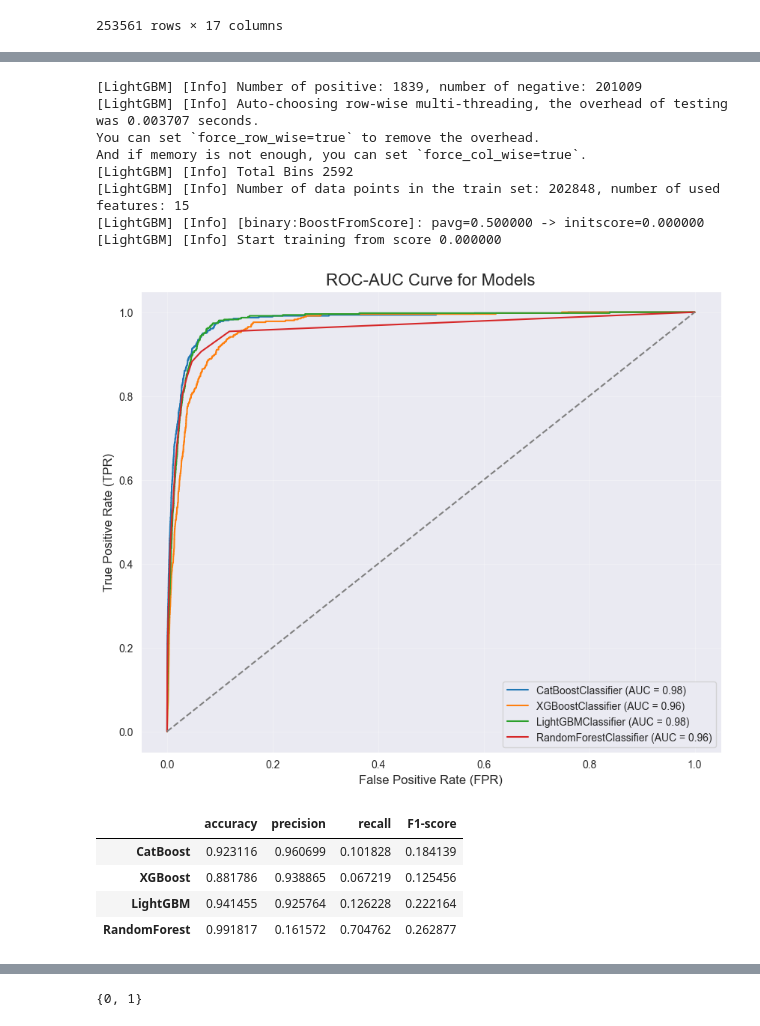
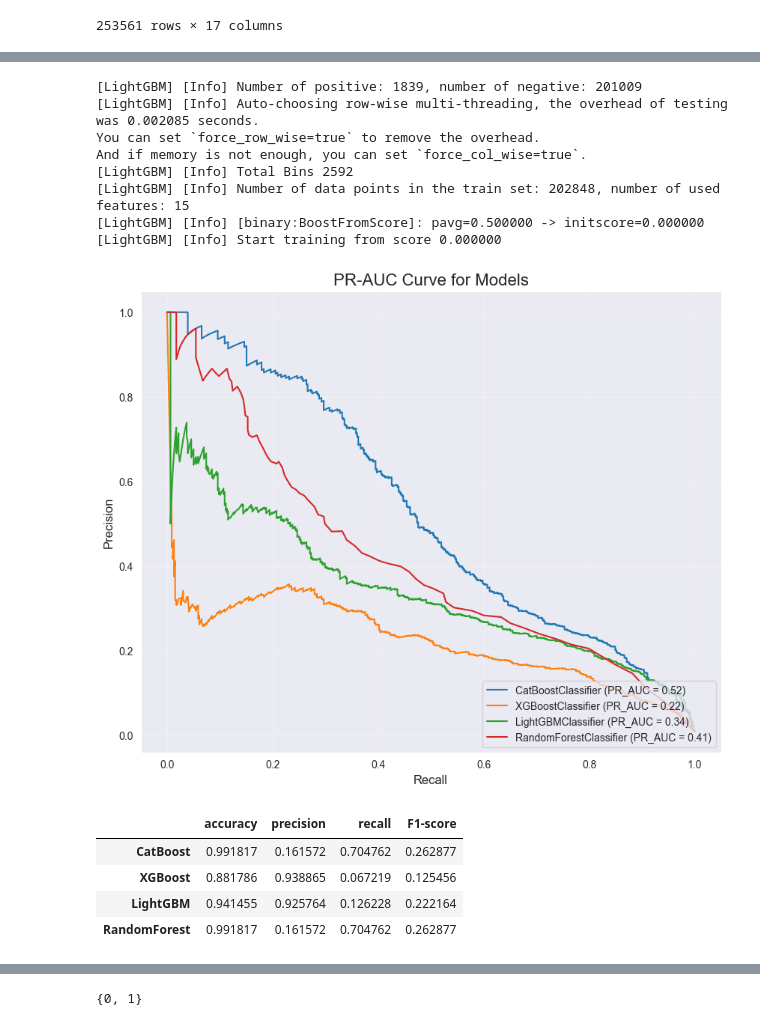
Before and after one commit to AhegaoBoy/IT_project, a Jupyter notebook: project.ipynb, the cells around one changed output, grey strips where cells are left out. Saved outputs shown, nothing was run; the diff lists cells and outputs as text; code cells hidden in the pictures.

```diff
--- a/project.ipynb
+++ b/project.ipynb
@@ -176,7 +176,7 @@ X_train, X_test, y_train, y_test = train_test_split(test, y, test_size=0.2, rand
 
 params = {
    "loss_function": 'Logloss',
-    "eval_metric": 'F1',
+    "eval_metric": 'PRAUC',
     "verbose": 200,
     "random_seed": SEED,
     "depth": 8,
@@ -246,7 +244,7 @@ lgb_model.fit(X_train, y_train)
 lgb_predict = lgb_model.predict_proba(X_test)[:,1]
 # %% [output]
 [LightGBM] [Info] Number of positive: 1839, number of negative: 201009
-[LightGBM] [Info] Auto-choosing row-wise multi-threading, the overhead of testing was 0.003707 seconds.
+[LightGBM] [Info] Auto-choosing row-wise multi-threading, the overhead of testing was 0.002085 seconds.
 You can set `force_row_wise=true` to remove the overhead.
 And if memory is not enough, you can set `force_col_wise=true`.
 [LightGBM] [Info] Total Bins 2592
@@ -275,25 +273,24 @@ models_list = [
     'RandomForestClassifier'
 ]
 # %%
-from sklearn.metrics import auc, roc_curve
+from sklearn.metrics import auc, precision_recall_curve
 
 
 plt.figure(figsize=(10, 8))
 
 for model_name, (y_pred, y_test_) in zip(models_list, pred_test_array):
-    fpr, tpr, _ = roc_curve(y_test_, y_pred)
-    roc_auc = auc(fpr, tpr)
-    plt.plot(fpr, tpr, label=f'{model_name} (AUC = {roc_auc:.2f})')
+    precision, recall, _ = precision_recall_curve(y_test_, y_pred)
+    roc_auc = auc(recall, precision)
+    plt.plot(recall, precision, label=f'{model_name} (PR_AUC = {roc_auc:.2f})')
 
-plt.plot([0, 1], [0, 1], color='gray', linestyle='--')
-plt.title("ROC-AUC Curve for Models", fontsize=16)
-plt.xlabel("False Positive Rate (FPR)", fontsize=12)
-plt.ylabel("True Positive Rate (TPR)", fontsize=12)
+plt.title("PR-AUC Curve for Models", fontsize=16)
+plt.xlabel("Recall", fontsize=12)
+plt.ylabel("Precision", fontsize=12)
 plt.legend(loc='lower right', fontsize=10)
 plt.grid(alpha=0.3)
 plt.show()
 # %% [output]
-[figure, old version]
+[figure, new version]
 # %%
 from sklearn.metrics import accuracy_score, precision_score, recall_score, f1_score
 
@@ -334,7 +331,7 @@ scores = pd.DataFrame(results, index = ['CatBoost', 'XGBoost', 'LightGBM', 'Rand
 scores
 # %% [output]
 |  | accuracy | precision | recall | F1-score |
-| CatBoost | 0.923116 | 0.960699 | 0.101828 | 0.184139 |
+| CatBoost | 0.991817 | 0.161572 | 0.704762 | 0.262877 |
 | XGBoost | 0.881786 | 0.938865 | 0.067219 | 0.125456 |
 | LightGBM | 0.941455 | 0.925764 | 0.126228 | 0.222164 |
 | RandomForest | 0.991817 | 0.161572 | 0.704762 | 0.262877 |
```
Also changed, not shown: parts of 6 cells of this notebook, 1 other file.
